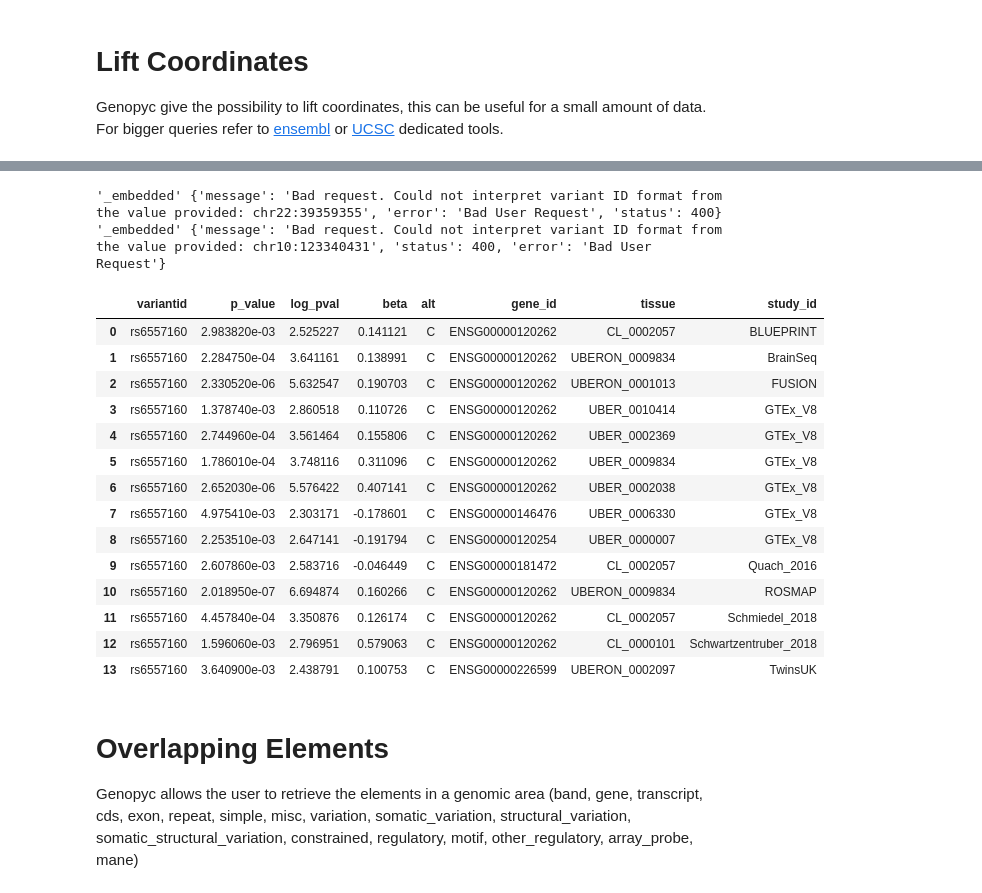
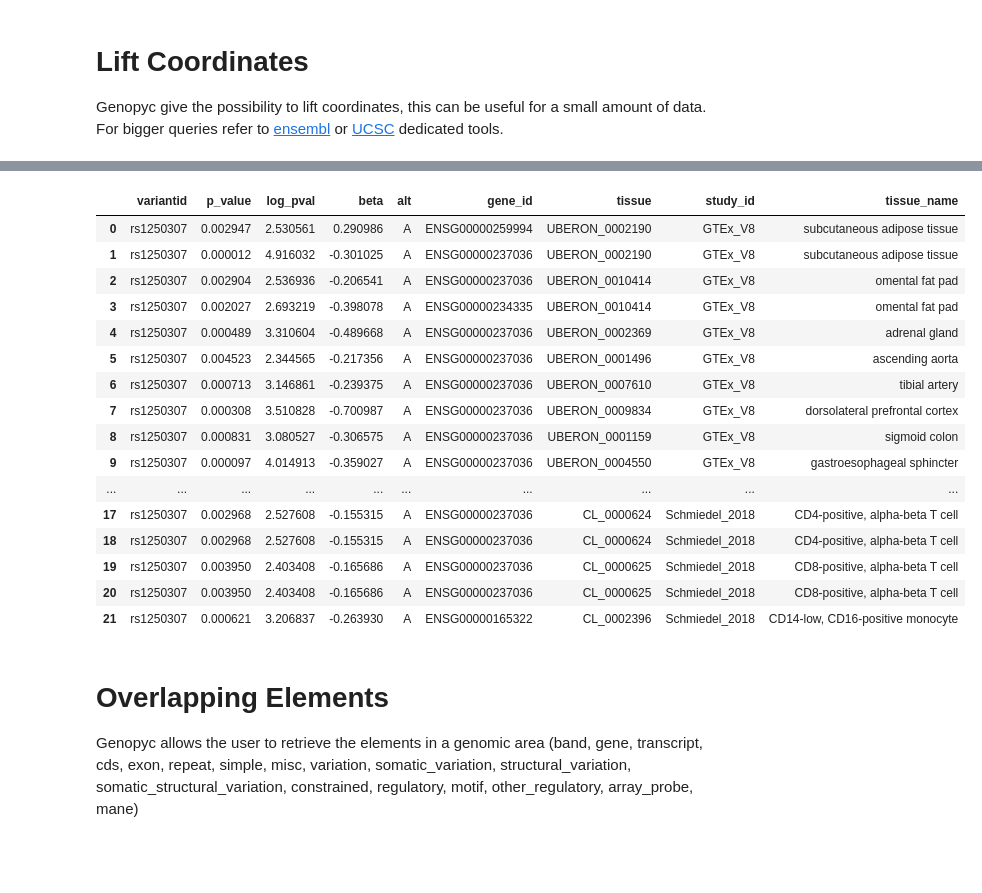
Before and after one commit to freh-g/genopyc, a Jupyter notebook: tutorials/Genopyc-tutorial-notebook.ipynb, the cells around one changed output, grey strips where cells are left out. Drawn from its saved outputs; the diff is of its cells as text; code cells hidden in the pictures; blank space fills up the shorter version.

Commit message:
implemented last modification, now the output mainly consists in dataframes

```diff
--- a/tutorials/Genopyc-tutorial-notebook.ipynb
+++ b/tutorials/Genopyc-tutorial-notebook.ipynb
@@ -21,6 +18,6 @@ from collections import Counter
 # %%
-associations=gp.get_associations('EFO_0000305',verbose=True)
-associations
+associations=gp.get_associations('EFO_0004994',verbose=True)
+associations.head()
 # %% [output]
 querying associations...
 
@@ -170,12 +106,4 @@ PlotVEPResults(rsid_consequences)
 # %%
-severe_effects=['missense_variant','stop_gained']
-
-severe_rsids=[]
-for (rsid,effects,biotype,gene) in trans_rsid:
-    for effect in effects:
-        if effect in severe_effects:
-            severe_rsids.append(rsid)
-
-severe_rsids=list(set(severe_rsids))
-print(severe_rsids[:10], '\n\n' ,"total number of severe rsids = ",len(severe_rsids))
+protein_coding_variants = transcript_variants[transcript_variants.biotype == 'protein_coding'].variantid.tolist()
+protein_coding_variants
 # %% [output]
@@ -242,24 +165,0 @@ variant_mappings=dict(zip(variant_info.keys(),[info['mappings'] for info in vari
-# %%
-def most_frequent(List):
-    return max(set(List), key = List.count)
-
-
-variant_ancestral_alleles={}
-for rsid,mappings in variant_mappings.items():
-    if len(mappings)>1:
-        list_of_alleles=[]
-        for element in mappings:
-            ref_allele=element['allele_string'].split('/')[0]
-            list_of_alleles.append(ref_allele)
-        try:
-            variant_ancestral_alleles[rsid]=most_frequent(list_of_alleles)
-        except Exception as error:
-            print(f'Error for rsid {rsid}: ' + repr(error))
-    else:
-        try:
-            ref_allele=mappings[0]['allele_string'].split('/')[0]
-            variant_ancestral_alleles[rsid]=mappings[0]['ancestral_allele']
-        except Exception as error:
-            print(f'Error for rsid {rsid}: ' + repr(error) + ' MAPPINGS = ' + str(mappings))
-
-variant_ancestral_alleles={k:v for k,v in variant_ancestral_alleles.items() if v !=None}
@@ -444,26 +308,25 @@ Genopyc allows you to retrieve all the eqtls of a given variant the code. Data a
 # %%
-eqtls_dict={rsid:gp.get_eqtl_df(rsid) for rsid in variants[:10]}
+eqtls_dict={rsid:gp.get_eqtl_df(rsid) for rsid in variants[:5]}
-# %% [output]
-'_embedded' {'message': 'Bad request. Could not interpret variant ID format from the value provided: chr22:39359355', 'error': 'Bad User Request', 'status': 400}
-'_embedded' {'message': 'Bad request. Could not interpret variant ID format from the value provided: chr10:123340431', 'status': 400, 'error': 'Bad User Request'}
 # %%
-eqtls_dict['rs6557160']
+eqtls_dict[list(eqtls_dict.keys())[0]]
 # %% [output]
-|  | variantid | p_value | log_pval | beta | alt | gene_id | tissue | study_id |
-| 0 | rs6557160 | 2.983820e-03 | 2.525227 | 0.141121 | C | ENSG00000120262 | CL_0002057 | BLUEPRINT |
-| 1 | rs6557160 | 2.284750e-04 | 3.641161 | 0.138991 | C | ENSG00000120262 | UBERON_0009834 | BrainSeq |
-| 2 | rs6557160 | 2.330520e-06 | 5.632547 | 0.190703 | C | ENSG00000120262 | UBERON_0001013 | FUSION |
-| 3 | rs6557160 | 1.378740e-03 | 2.860518 | 0.110726 | C | ENSG00000120262 | UBER_0010414 | GTEx_V8 |
-| 4 | rs6557160 | 2.744960e-04 | 3.561464 | 0.155806 | C | ENSG00000120262 | UBER_0002369 | GTEx_V8 |
-| 5 | rs6557160 | 1.786010e-04 | 3.748116 | 0.311096 | C | ENSG00000120262 | UBER_0009834 | GTEx_V8 |
-| 6 | rs6557160 | 2.652030e-06 | 5.576422 | 0.407141 | C | ENSG00000120262 | UBER_0002038 | GTEx_V8 |
-| 7 | rs6557160 | 4.975410e-03 | 2.303171 | -0.178601 | C | ENSG00000146476 | UBER_0006330 | GTEx_V8 |
-| 8 | rs6557160 | 2.253510e-03 | 2.647141 | -0.191794 | C | ENSG00000120254 | UBER_0000007 | GTEx_V8 |
-| 9 | rs6557160 | 2.607860e-03 | 2.583716 | -0.046449 | C | ENSG00000181472 | CL_0002057 | Quach_2016 |
-| 10 | rs6557160 | 2.018950e-07 | 6.694874 | 0.160266 | C | ENSG00000120262 | UBERON_0009834 | ROSMAP |
-| 11 | rs6557160 | 4.457840e-04 | 3.350876 | 0.126174 | C | ENSG00000120262 | CL_0002057 | Schmiedel_2018 |
-| 12 | rs6557160 | 1.596060e-03 | 2.796951 | 0.579063 | C | ENSG00000120262 | CL_0000101 | Schwartzentruber_2018 |
-| 13 | rs6557160 | 3.640900e-03 | 2.438791 | 0.100753 | C | ENSG00000226599 | UBERON_0002097 | TwinsUK |
+|  | variantid | p_value | log_pval | beta | alt | gene_id | tissue | study_id | tissue_name |
+| 0 | rs1250307 | 0.002947 | 2.530561 | 0.290986 | A | ENSG00000259994 | UBERON_0002190 | GTEx_V8 | subcutaneous adipose tissue |
+| 1 | rs1250307 | 0.000012 | 4.916032 | -0.301025 | A | ENSG00000237036 | UBERON_0002190 | GTEx_V8 | subcutaneous adipose tissue |
+| 2 | rs1250307 | 0.002904 | 2.536936 | -0.206541 | A | ENSG00000237036 | UBERON_0010414 | GTEx_V8 | omental fat pad |
+| 3 | rs1250307 | 0.002027 | 2.693219 | -0.398078 | A | ENSG00000234335 | UBERON_0010414 | GTEx_V8 | omental fat pad |
+| 4 | rs1250307 | 0.000489 | 3.310604 | -0.489668 | A | ENSG00000237036 | UBERON_0002369 | GTEx_V8 | adrenal gland |
+| 5 | rs1250307 | 0.004523 | 2.344565 | -0.217356 | A | ENSG00000237036 | UBERON_0001496 | GTEx_V8 | ascending aorta |
+| 6 | rs1250307 | 0.000713 | 3.146861 | -0.239375 | A | ENSG00000237036 | UBERON_0007610 | GTEx_V8 | tibial artery |
+| 7 | rs1250307 | 0.000308 | 3.510828 | -0.700987 | A | ENSG00000237036 | UBERON_0009834 | GTEx_V8 | dorsolateral prefrontal cortex |
+| 8 | rs1250307 | 0.000831 | 3.080527 | -0.306575 | A | ENSG00000237036 | UBERON_0001159 | GTEx_V8 | sigmoid colon |
+| 9 | rs1250307 | 0.000097 | 4.014913 | -0.359027 | A | ENSG00000237036 | UBERON_0004550 | GTEx_V8 | gastroesophageal sphincter |
+| ... | ... | ... | ... | ... | ... | ... | ... | ... | ... |
+| 17 | rs1250307 | 0.002968 | 2.527608 | -0.155315 | A | ENSG00000237036 | CL_0000624 | Schmiedel_2018 | CD4-positive, alpha-beta T cell |
+| 18 | rs1250307 | 0.002968 | 2.527608 | -0.155315 | A | ENSG00000237036 | CL_0000624 | Schmiedel_2018 | CD4-positive, alpha-beta T cell |
+| 19 | rs1250307 | 0.003950 | 2.403408 | -0.165686 | A | ENSG00000237036 | CL_0000625 | Schmiedel_2018 | CD8-positive, alpha-beta T cell |
+| 20 | rs1250307 | 0.003950 | 2.403408 | -0.165686 | A | ENSG00000237036 | CL_0000625 | Schmiedel_2018 | CD8-positive, alpha-beta T cell |
+| 21 | rs1250307 | 0.000621 | 3.206837 | -0.263930 | A | ENSG00000165322 | CL_0002396 | Schmiedel_2018 | CD14-low, CD16-positive monocyte |
 # %% [markdown]
 # Overlapping Elements
 
```
Also changed, not shown: parts of 76 cells of this notebook, 3 other files.
